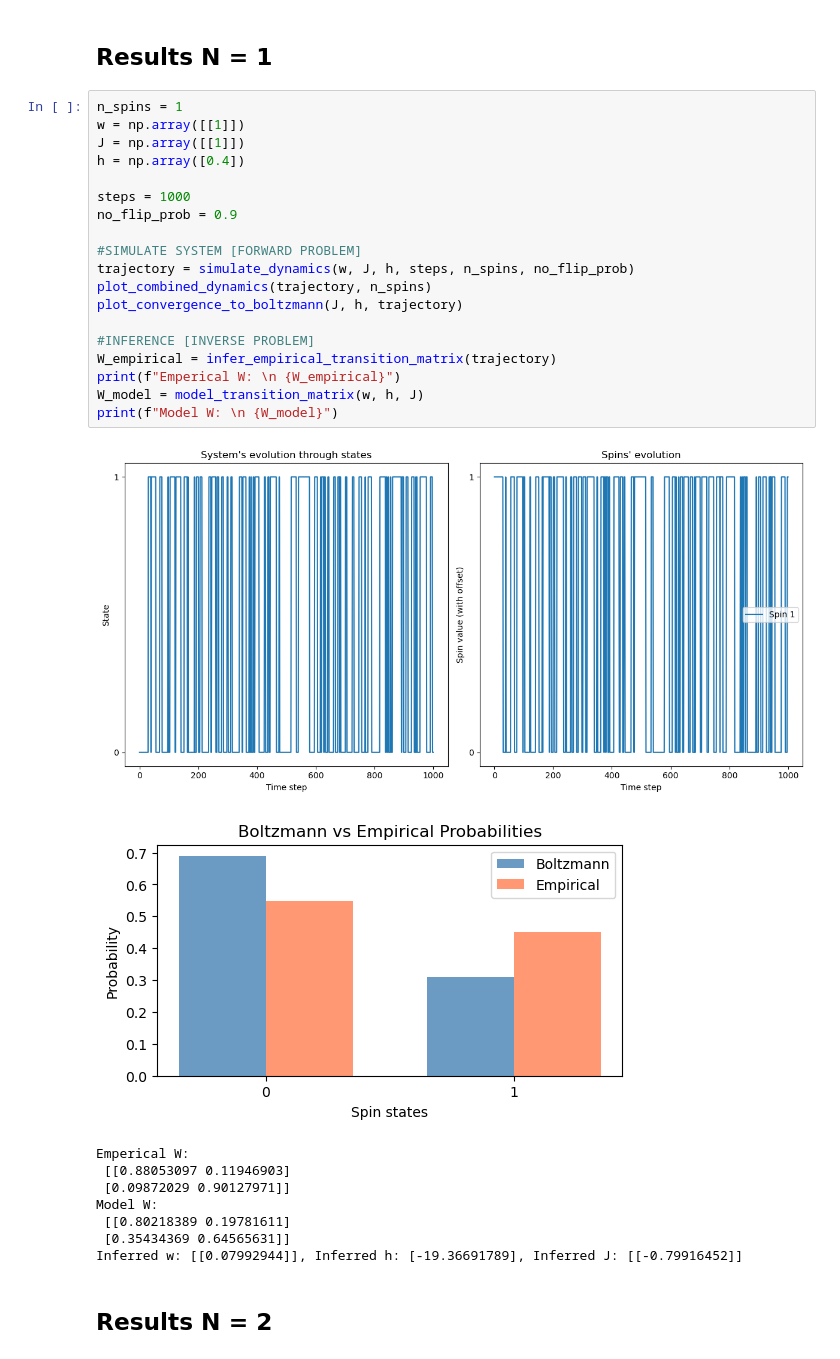
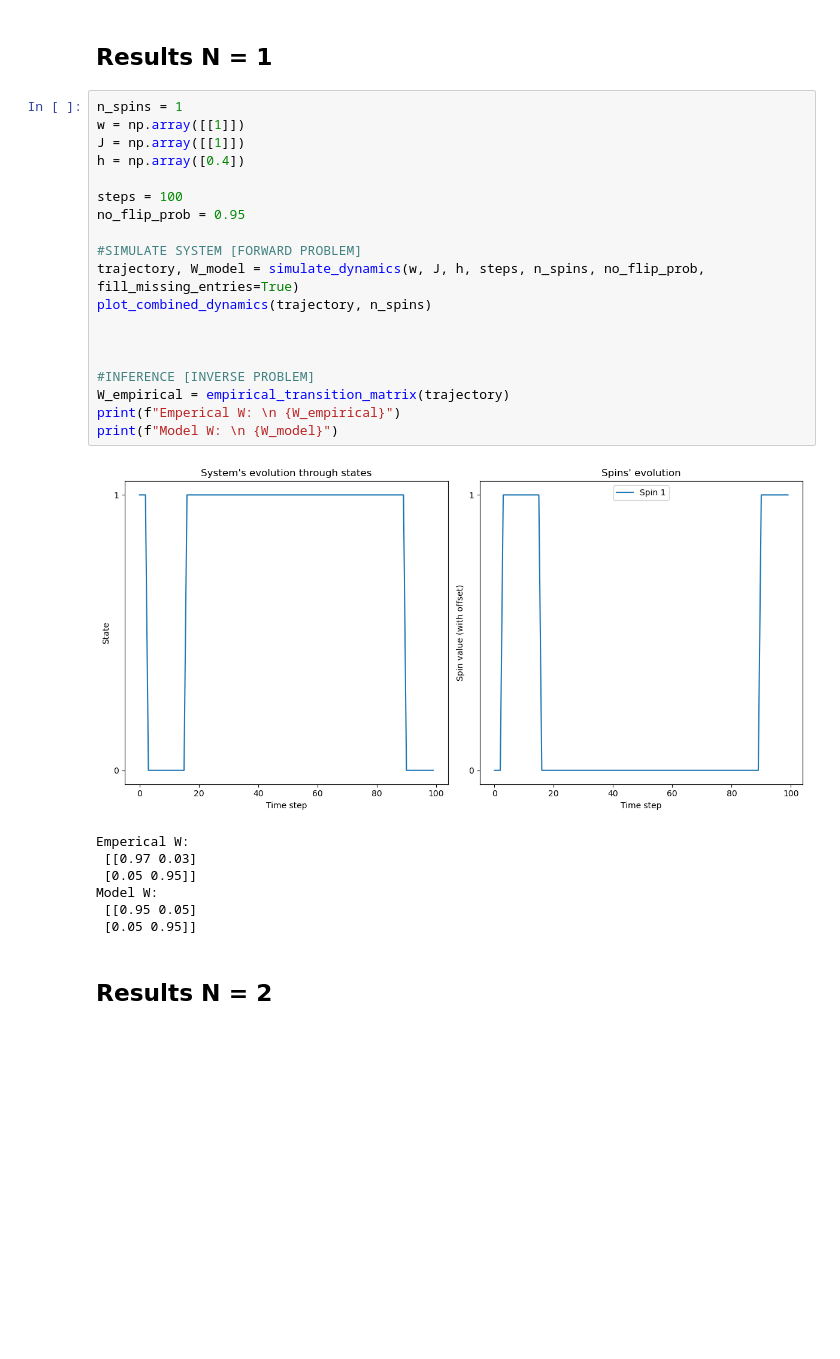
Before and after one commit to Victor-Alessandro/QBM-code, a Jupyter notebook: Quantum-Classical Mapping.ipynb, the cells around one changed output. Drawn from its saved outputs; the diff is of its cells as text; blank space fills up the shorter version.

Commit message:
combined simulation dynamics and computation of W

```diff
--- a/Quantum-Classical Mapping.ipynb
+++ b/Quantum-Classical Mapping.ipynb
@@ -327,32 +239,30 @@ def rho_to_W(rho):
 # %%
 n_spins = 1
 w = np.array([[1]])
 J = np.array([[1]])
 h = np.array([0.4])
 
-steps = 1000
-no_flip_prob = 0.9
+steps = 100
+no_flip_prob = 0.95
 
 #SIMULATE SYSTEM [FORWARD PROBLEM]
-trajectory = simulate_dynamics(w, J, h, steps, n_spins, no_flip_prob)
+trajectory, W_model = simulate_dynamics(w, J, h, steps, n_spins, no_flip_prob, fill_missing_entries=True)
 plot_combined_dynamics(trajectory, n_spins)
-plot_convergence_to_boltzmann(J, h, trajectory)
+
+
 
 #INFERENCE [INVERSE PROBLEM]
-W_empirical = infer_empirical_transition_matrix(trajectory)
+W_empirical = empirical_transition_matrix(trajectory)
 print(f"Emperical W: \n {W_empirical}")
-W_model = model_transition_matrix(w, h, J)
 print(f"Model W: \n {W_model}")
 # %% [output]
-[figure, old version]
+[figure, new version]
-[figure, removed]
 Emperical W:
- [[0.88053097 0.11946903]
- [0.09872029 0.90127971]]
+ [[0.97 0.03]
+ [0.05 0.95]]
 Model W:
- [[0.80218389 0.19781611]
- [0.35434369 0.64565631]]
-Inferred w: [[0.07992944]], Inferred h: [-19.36691789], Inferred J: [[-0.79916452]]
+ [[0.95 0.05]
+ [0.05 0.95]]
 # %% [markdown]
 ## Results N = 2
 # %%
```
Also changed, not shown: parts of 9 cells of this notebook.
